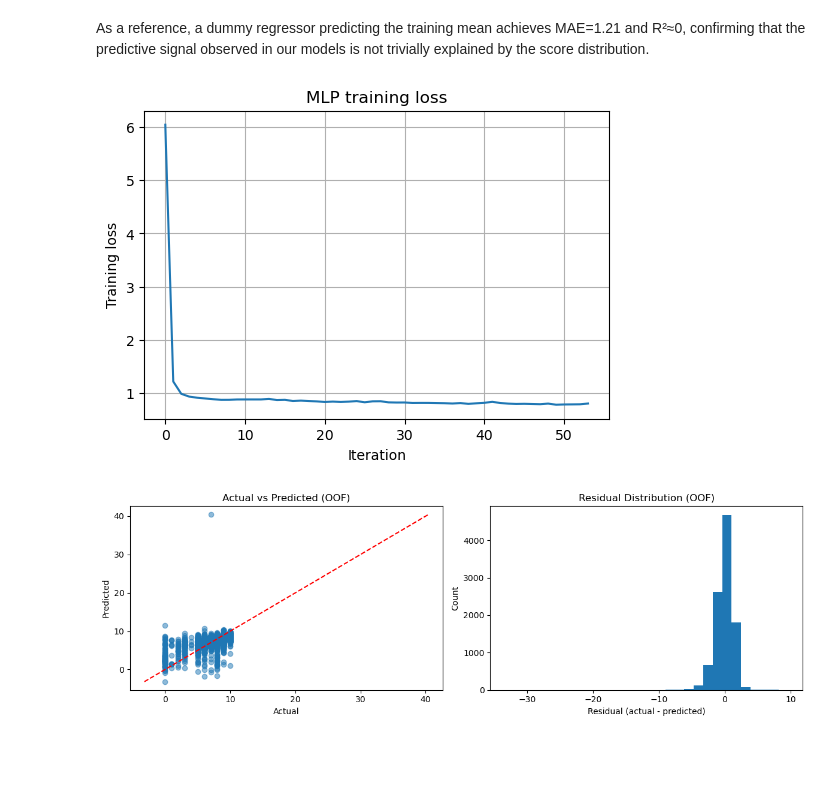
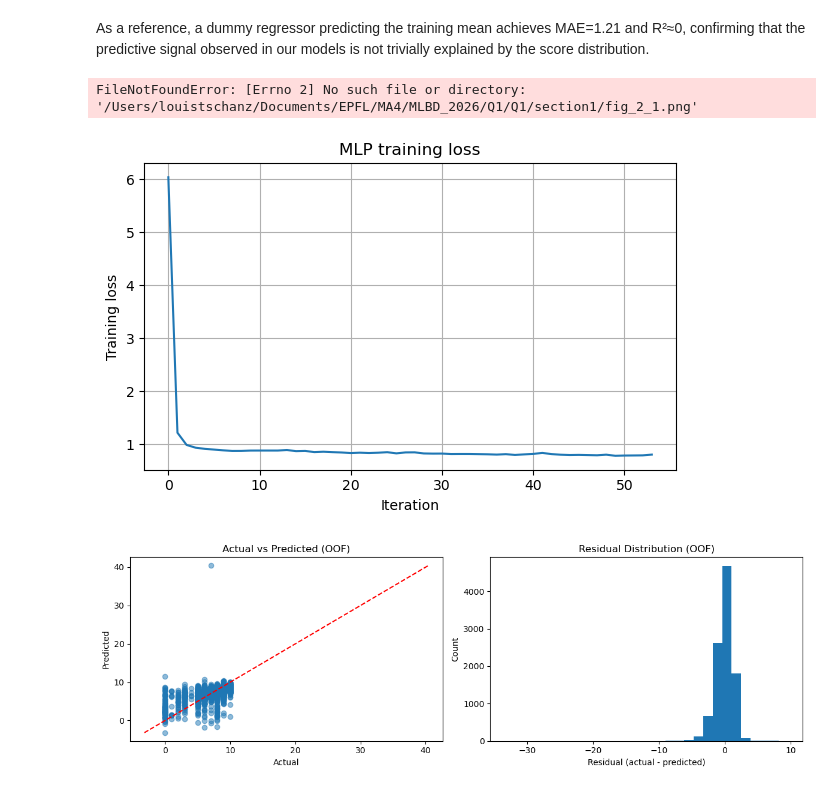
Before and after one commit to Tournedos/MLBD_2026, a Jupyter notebook: Q1/m4_louis.ipynb, the cells around one changed output. Saved outputs shown, nothing was run; the diff lists cells and outputs as text; code cells hidden in the pictures; blank space fills up the shorter version.

```diff
--- a/Q1/m4_louis.ipynb
+++ b/Q1/m4_louis.ipynb
@@ -47,6 +147,6 @@ This first step provides a clean baseline before moving to:
 # Directory
 print("Python working directory:", os.getcwd())
 
-data_dir = './data'
+data_dir = '../data'
 assert os.path.isdir(data_dir), f"File not found: {data_dir}" # check files exist
 # %% [output]
@@ -242,14 +367,21 @@ As a reference, a dummy regressor predicting the training mean achieves MAE=1.21
 # %%
 
 plt.figure(figsize=(6,4))
 plt.plot(mlp_model_clean.named_steps["reg"].loss_curve_)
 plt.xlabel("Iteration")
 plt.ylabel("Training loss")
 plt.title("MLP training loss")
 plt.grid(True)
+
+plt.tight_layout()
+
+plt.savefig("Q1/section1/fig_2_1.png", dpi=300, bbox_inches="tight")
+
 plt.show()
+plt.close()
 # %% [output]
+FileNotFoundError: [Errno 2] No such file or directory: '/Users/louistschanz/Documents/EPFL/MA4/MLBD_2026/Q1/Q1/section1/fig_2_1.png'
-[figure, old version]
+[figure, new version]
 # %%
 # Cell: residual plot — replace y_test/y_pred with y/y_pred_oof
 residuals = y - y_pred_oof
```
Also changed, not shown: parts of 15 cells of this notebook.
